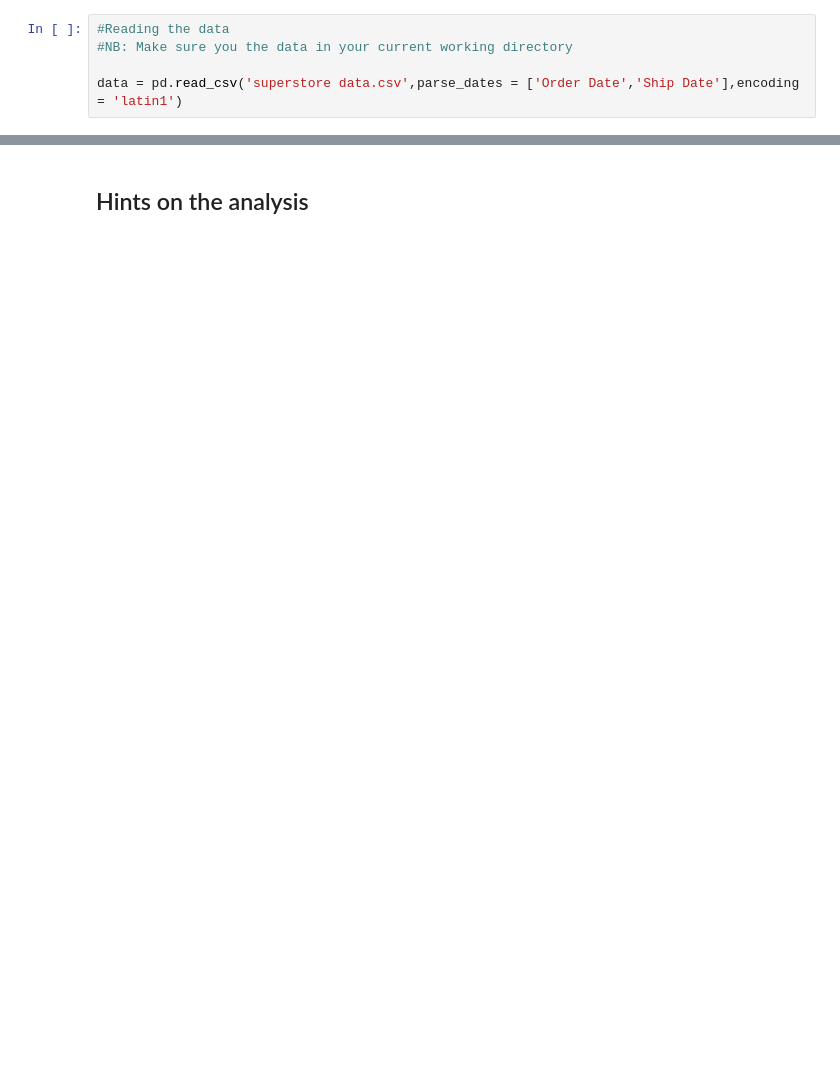
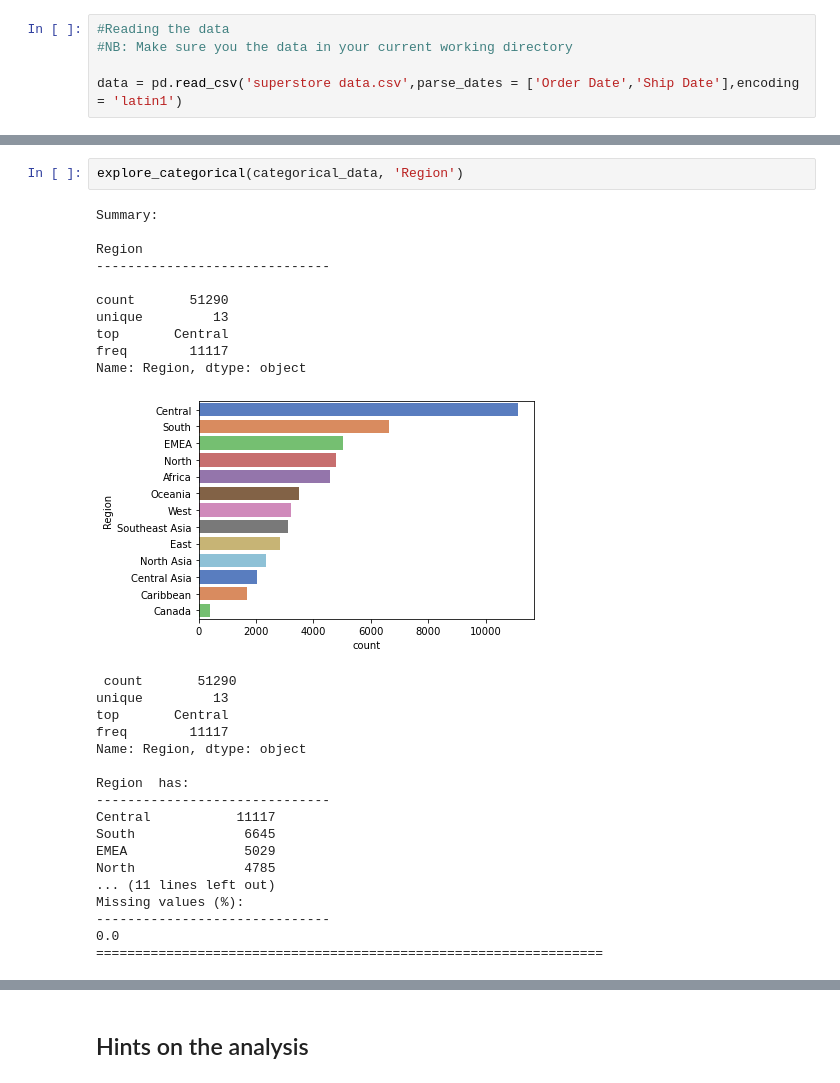
Before and after one commit to amihere2830-programming-python-projects/data_analysis_portfolio, a Jupyter notebook: retail_sales_analysis.ipynb, the cells around one changed output, grey strips where cells are left out. Cells and saved outputs as stored; diff of their text form; blank space fills up the shorter version.

```diff
--- a/retail_sales_analysis.ipynb
+++ b/retail_sales_analysis.ipynb
@@ -105,0 +331,31 @@ Order Priority
+# %%
+explore_categorical(categorical_data, 'Region')
+# %% [output]
+Summary:
+
+Region
+------------------------------
+
+count       51290
+unique         13
+top       Central
+freq        11117
+Name: Region, dtype: object
+[figure, added]
+ count       51290
+unique         13
+top       Central
+freq        11117
+Name: Region, dtype: object
+
+Region  has:
+------------------------------
+Central           11117
+South              6645
+EMEA               5029
+North              4785
+... (11 lines left out)
+Missing values (%):
+------------------------------
+0.0
+=================================================================
```
Also changed, not shown: parts of 242 cells of this notebook.
